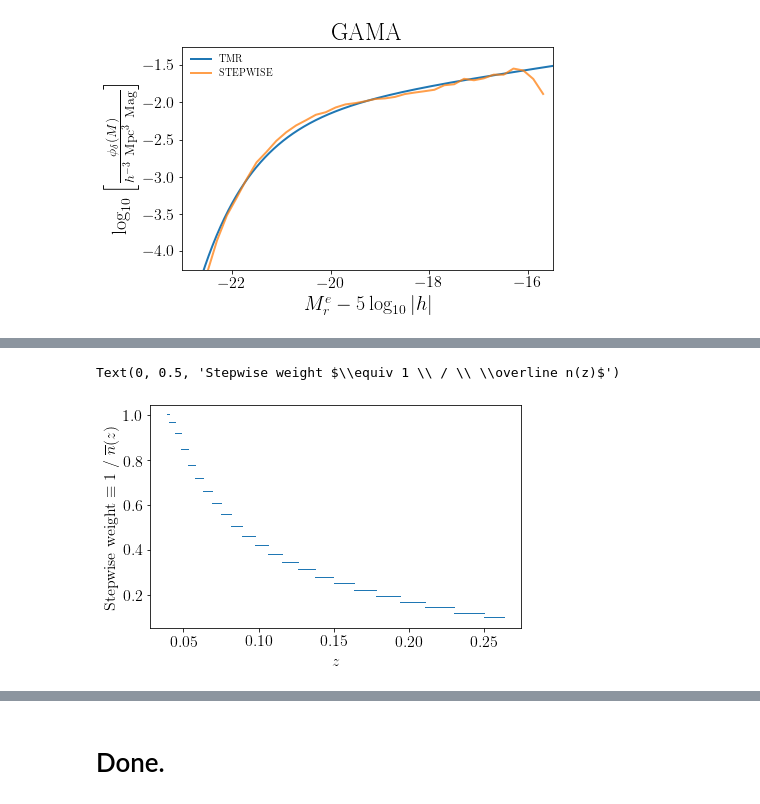
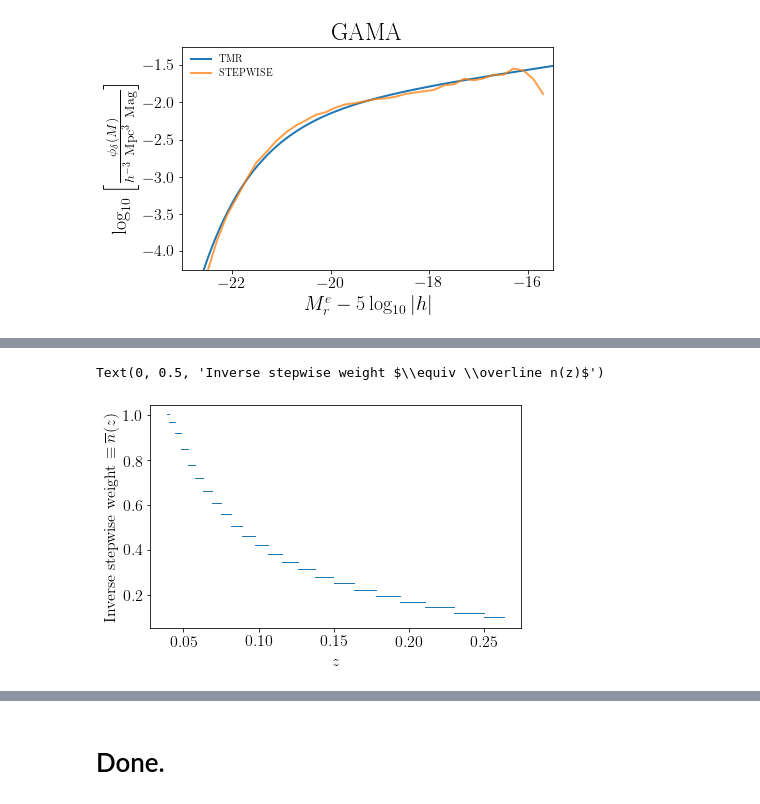
Before and after one commit to SgmAstro/DESI, a Jupyter notebook: docs/nb/sandbox/stepwise_weights.ipynb, the cells around one changed output, grey strips where cells are left out. Saved outputs shown, nothing was run; the diff lists cells and outputs as text; code cells hidden in the pictures.

```diff
--- a/docs/nb/sandbox/stepwise_weights.ipynb
+++ b/docs/nb/sandbox/stepwise_weights.ipynb
@@ -88,8 +89,8 @@ Table length=113687
 # %%
 pl.plot(ddp['ZGAMA'], 1. / ddp['WEIGHT_STEPWISE'], marker=',', lw=0.0)
 
 pl.xlabel('$z$', fontsize=16)
-pl.ylabel('Stepwise weight $\equiv 1 \ / \ \overline n(z)$', fontsize=16)
+pl.ylabel('Inverse stepwise weight $\equiv \overline n(z)$', fontsize=16)
 # %% [output]
-Text(0, 0.5, 'Stepwise weight $\\equiv 1 \\ / \\ \\overline n(z)$')
+Text(0, 0.5, 'Inverse stepwise weight $\\equiv \\overline n(z)$')
-[figure, old version]
+[figure, new version]
```
Also changed, not shown: parts of 4 cells of this notebook, 4 other files.
